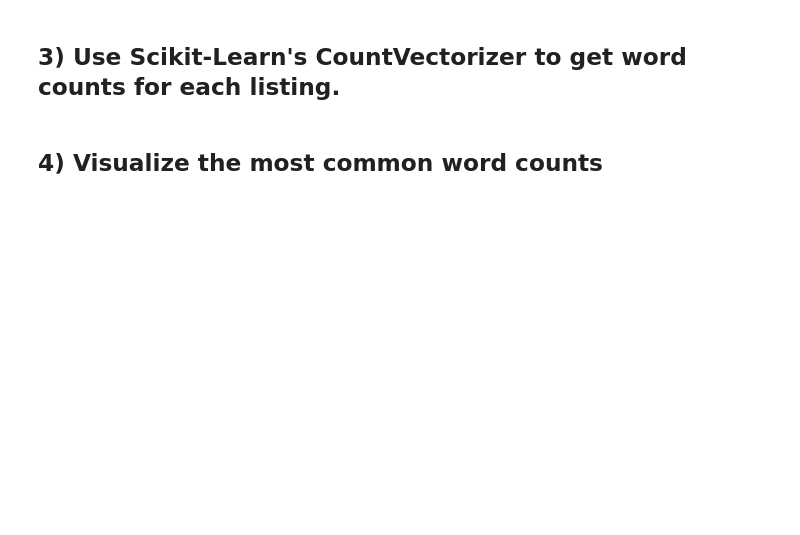
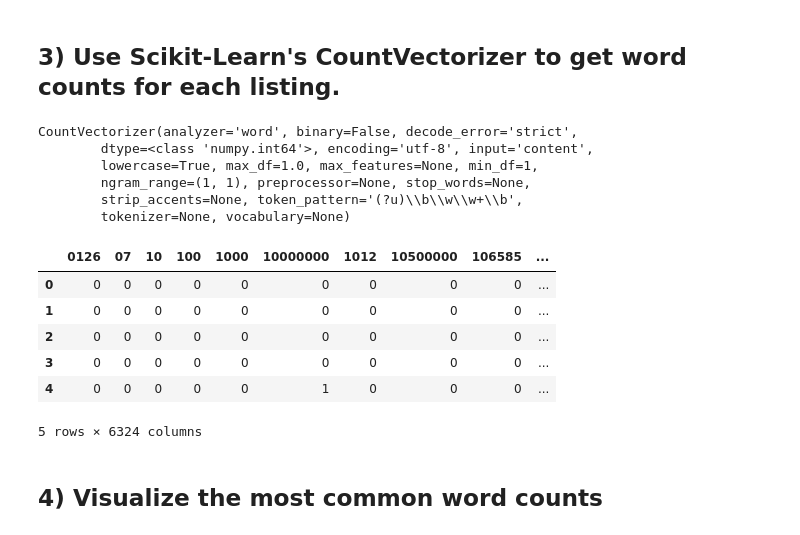
Before and after one commit to ewuerfel66/DS-Unit-4-Sprint-1-NLP, a Jupyter notebook: module2-vector-representations/LS_DS_412_Vector_Representations_Assignment.ipynb, the cells around one changed output. Cells and saved outputs as stored; diff of their text form; code cells hidden in the pictures; blank space fills up the shorter version.

```diff
--- a/module2-vector-representations/LS_DS_412_Vector_Representations_Assignment.ipynb
+++ b/module2-vector-representations/LS_DS_412_Vector_Representations_Assignment.ipynb
@@ -37,2 +157,31 @@ raise Exception("\nThis task is not complete. \nReplace this line with your code
+# %%
+# Create the transformer
+vect = CountVectorizer()
+# %%
+# tokenize and build vocab
+vect.fit(text)
+# %% [output]
+CountVectorizer(analyzer='word', binary=False, decode_error='strict',
+        dtype=<class 'numpy.int64'>, encoding='utf-8', input='content',
+        lowercase=True, max_df=1.0, max_features=None, min_df=1,
+        ngram_range=(1, 1), preprocessor=None, stop_words=None,
+        strip_accents=None, token_pattern='(?u)\\b\\w\\w+\\b',
+        tokenizer=None, vocabulary=None)
+# %%
+# transform text
+dtm = vect.transform(text)
+# %%
+# send to df
+dtm_df = pd.DataFrame(dtm.todense(), columns = vect.get_feature_names())
+# %%
+dtm_df.head()
+# %% [output]
+|  | 0126 | 07 | 10 | 100 | 1000 | 10000000 | 1012 | 10500000 | 106585 | ... |
+| 0 | 0 | 0 | 0 | 0 | 0 | 0 | 0 | 0 | 0 | ... |
+| 1 | 0 | 0 | 0 | 0 | 0 | 0 | 0 | 0 | 0 | ... |
+| 2 | 0 | 0 | 0 | 0 | 0 | 0 | 0 | 0 | 0 | ... |
+| 3 | 0 | 0 | 0 | 0 | 0 | 0 | 0 | 0 | 0 | ... |
+| 4 | 0 | 0 | 0 | 0 | 0 | 1 | 0 | 0 | 0 | ... |
+5 rows × 6324 columns
 # %% [markdown]
 ## 4) Visualize the most common word counts
```
Also changed, not shown: parts of 36 cells of this notebook, 2 other files.
